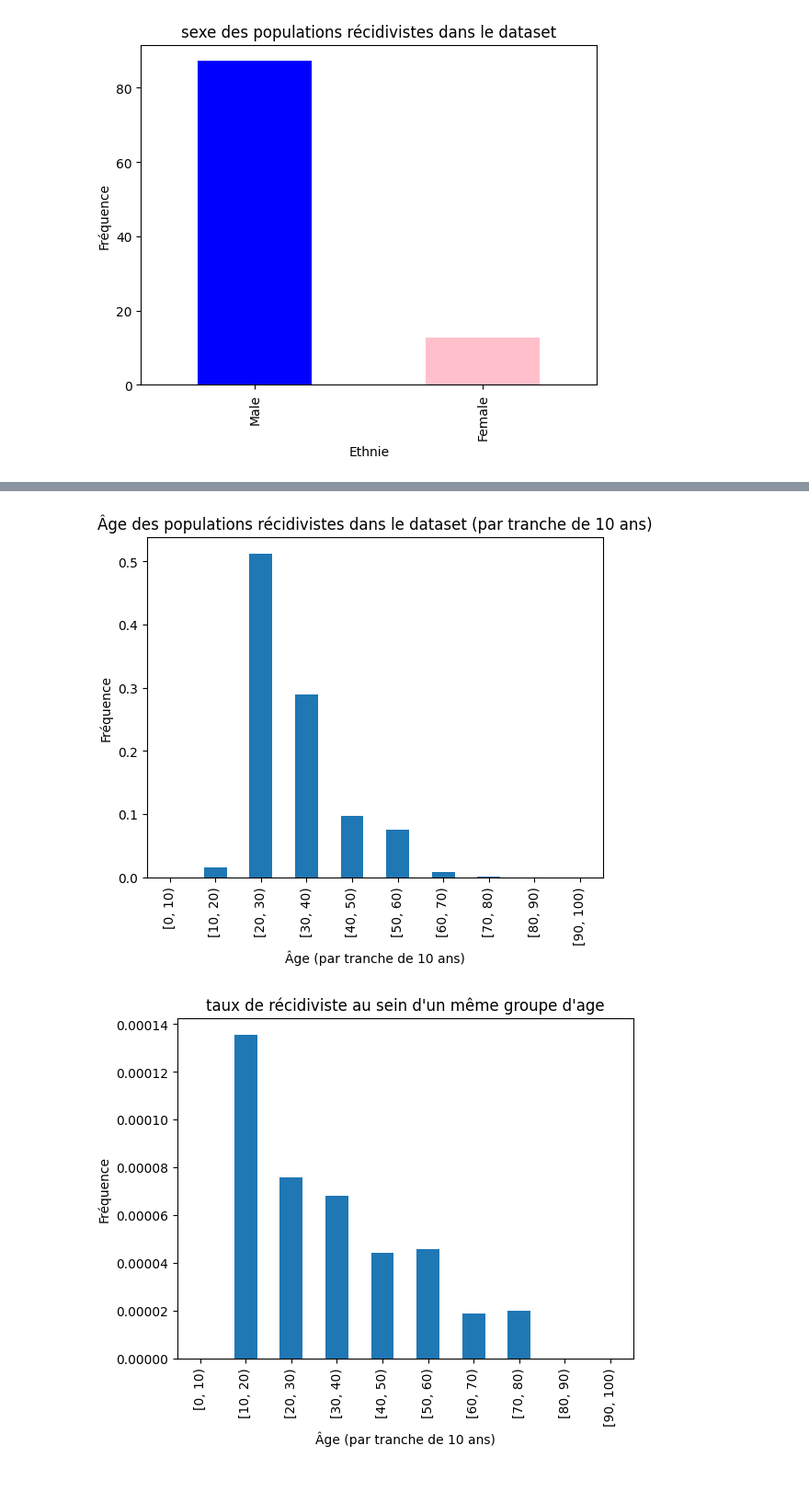
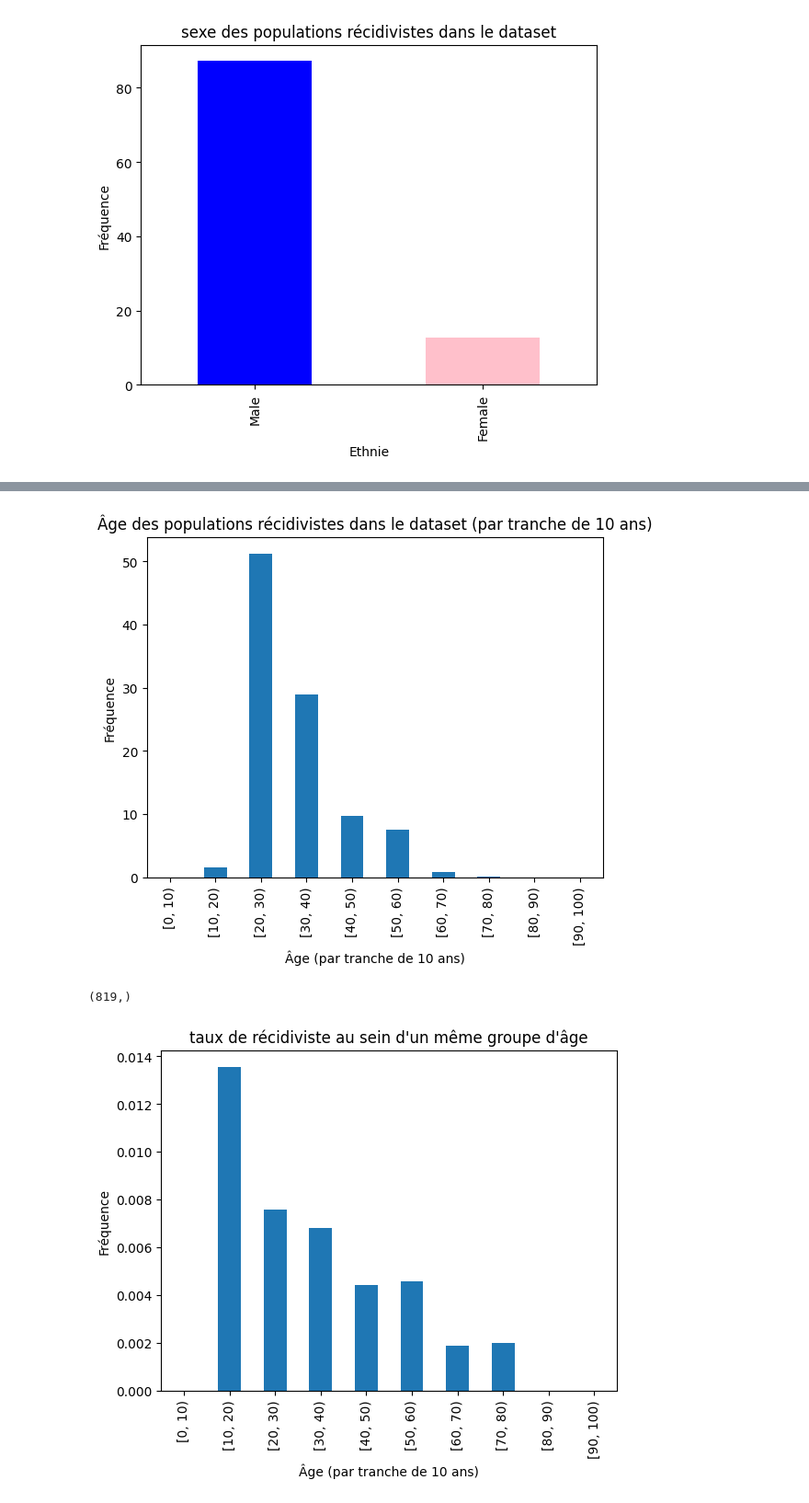
Before and after one commit to RonangLeSang/PROJ831, a Jupyter notebook: stats_recidiv.ipynb, the cells around one changed output, grey strips where cells are left out. Shown at 92% size. Cells and saved outputs as stored; diff of their text form; code cells hidden in the pictures.

```diff
--- a/stats_recidiv.ipynb
+++ b/stats_recidiv.ipynb
@@ -79,7 +80,7 @@ plt.show()
 # %%
 age_bins = pd.cut(data_recid_age, bins=range(0, 101, 10), right=False)
 
-value_counts_age = age_bins.value_counts(normalize=True)
+value_counts_age = (age_bins.value_counts(normalize=True))*100
 value_counts_age = value_counts_age.sort_index()
 
 value_counts_age.plot(kind='bar')
@@ -88,19 +89,20 @@ plt.ylabel('Fréquence')
 plt.title('Âge des populations récidivistes dans le dataset (par tranche de 10 ans)')
 plt.show()
 # %% [output]
-[figure, old version]
+[figure, new version]
 # %%
 age_bins = pd.cut(data_recid_age, bins=range(0, 101, 10), right=False)
 age_bins_tot = pd.cut(data['age'], bins=range(0, 101, 10), right=False)
 
-value_counts_age = age_bins.value_counts(normalize=True) / age_bins_tot.value_counts()
+value_counts_age = (age_bins.value_counts(normalize=True) / age_bins_tot.value_counts())*100
 
 value_counts_age = value_counts_age.sort_index()
 
 value_counts_age.plot(kind='bar')
 plt.xlabel('Âge (par tranche de 10 ans)')
 plt.ylabel('Fréquence')
 plt.title("taux de récidiviste au sein d'un même groupe d'âge")
 plt.show()
 # %% [output]
+(819,)
-[figure, old version]
+[figure, new version]
```
Also changed, not shown: parts of 3 cells of this notebook, 2 other files.
